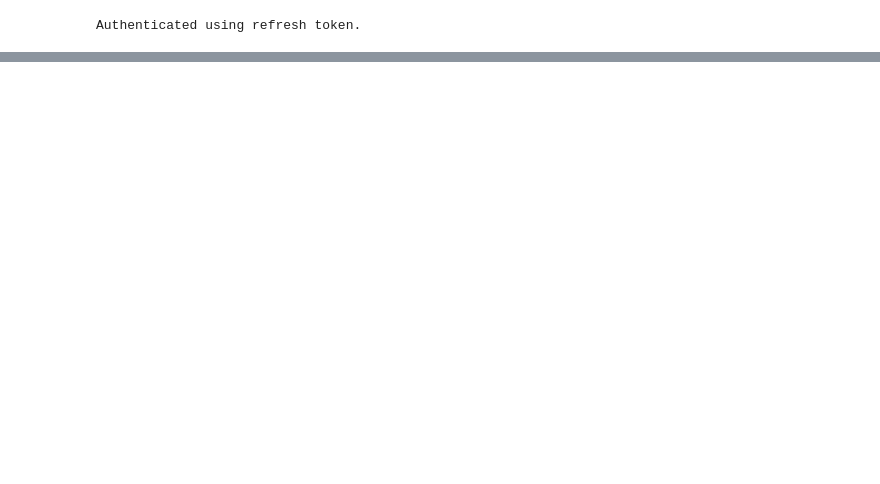
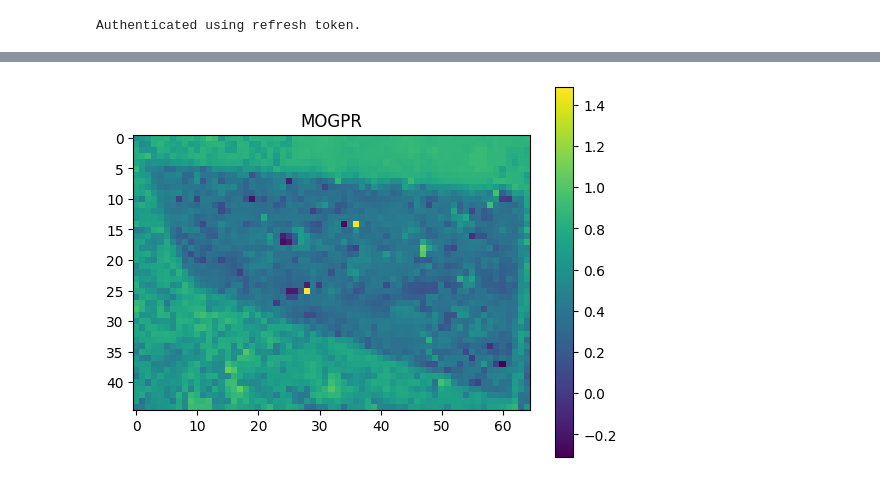
Before and after one commit to VITObelgium/openeo_algorithm_catalog, a Jupyter notebook: mogpr_s1s2/benchmark_scenario/example.ipynb, the cells around one changed output, grey strips where cells are left out. Saved outputs shown, nothing was run; the diff lists cells and outputs as text; code cells hidden in the pictures; blank space fills up the shorter version.

```diff
--- a/mogpr_s1s2/benchmark_scenario/example.ipynb
+++ b/mogpr_s1s2/benchmark_scenario/example.ipynb
@@ -76,9 +76,10 @@ results.download_files("output/mogpr/")
 import rasterio
 import matplotlib.pyplot as plt
 
-img = rasterio.open("output/mogpr/openEO_2018-06-27Z.tif")
+img = rasterio.open("output/mogpr/openEO_2021-05-01Z.tif")
 # plot the first band
 plt.imshow(img.read(1))
 plt.colorbar()
-plt.title("SAVI")
+plt.title("MOGPR")
 plt.show()
+# %% [output]
@@ -84,0 +87 @@ plt.show()
+[figure, added]
```
Also changed, not shown: parts of 6 cells of this notebook, 13 other files.
